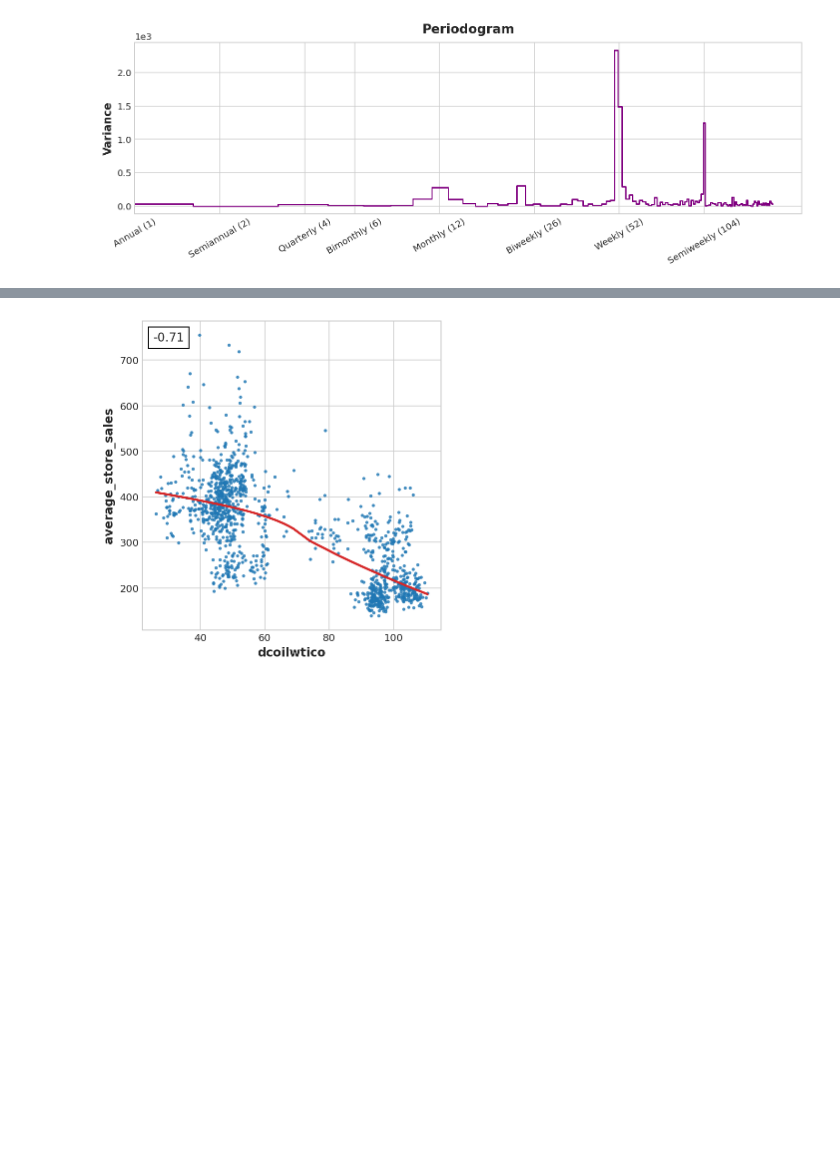
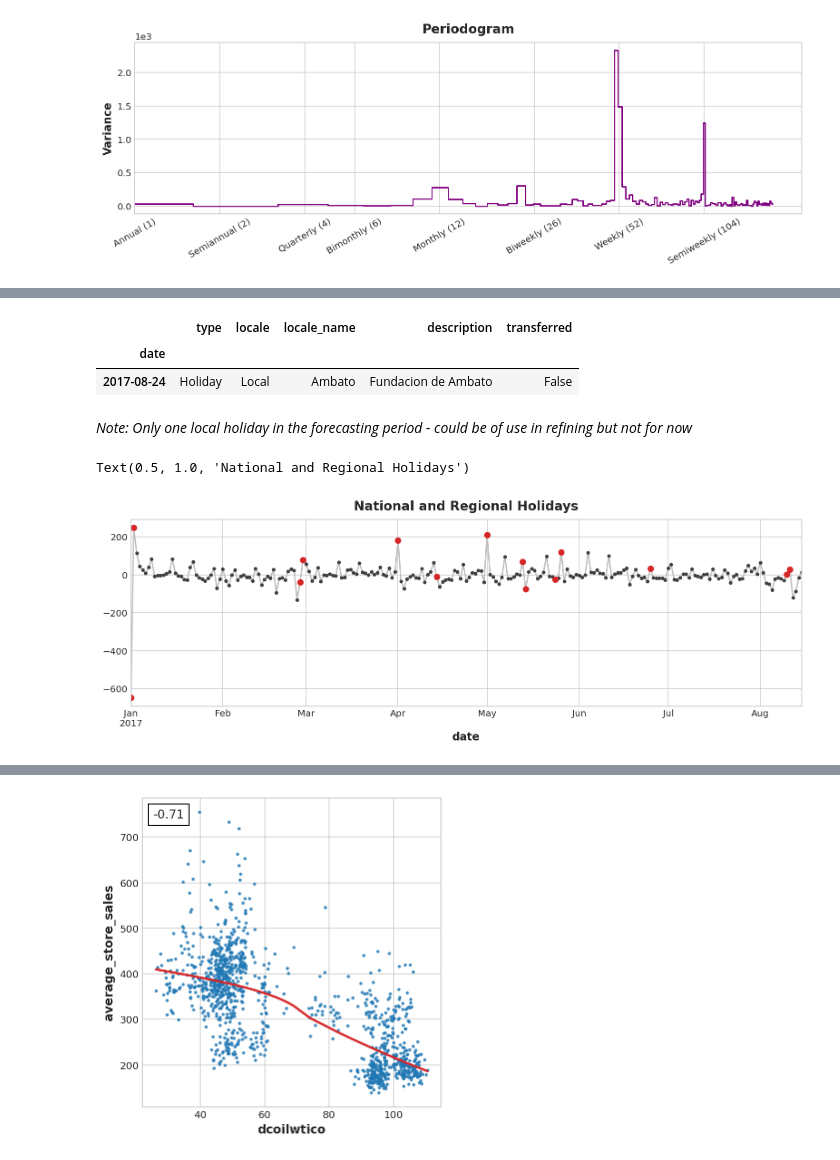
Before and after one commit to jkeogh2031/store_sales_time_series_forecasting, a Jupyter notebook: store-sales-time-series-forecasting.ipynb, the cells around one changed output, grey strips where cells are left out. Cells and saved outputs as stored; diff of their text form; code cells hidden in the pictures; blank space fills up the shorter version.

```diff
--- a/store-sales-time-series-forecasting.ipynb
+++ b/store-sales-time-series-forecasting.ipynb
@@ -367,0 +358,9 @@ Freq: D, Length: 227, dtype: float64>
+# %%
+holidays = (
+    holidays_events
+    .query("locale in ['National', 'Regional']")
+    .loc['2017':'2017-08-15', ['description']]
+    .assign(description=lambda x: x.description.cat.remove_unused_categories())
+)
+
+display(holidays)
@@ -367,0 +393,15 @@ Freq: D, Length: 227, dtype: float64>
+# %%
+holidays_events.loc['2017-08-16':'2017-09-17'].head()
+# %% [output]
+|  | type | locale | locale_name | description | transferred |
+| date |  |  |  |  |  |
+| 2017-08-24 | Holiday | Local | Ambato | Fundacion de Ambato | False |
+# %% [markdown]
+*Note: Only one local holiday in the forecasting period - could be of use in refining but not for now*
+# %%
+ax = y_deseason.plot(**plot_params)
+plt.plot_date(holidays.index, y_deseason[holidays.index], color='C3')
+ax.set_title('National and Regional Holidays')
+# %% [output]
+Text(0.5, 1.0, 'National and Regional Holidays')
+[figure, added]
```
Also changed, not shown: parts of 41 cells of this notebook.
